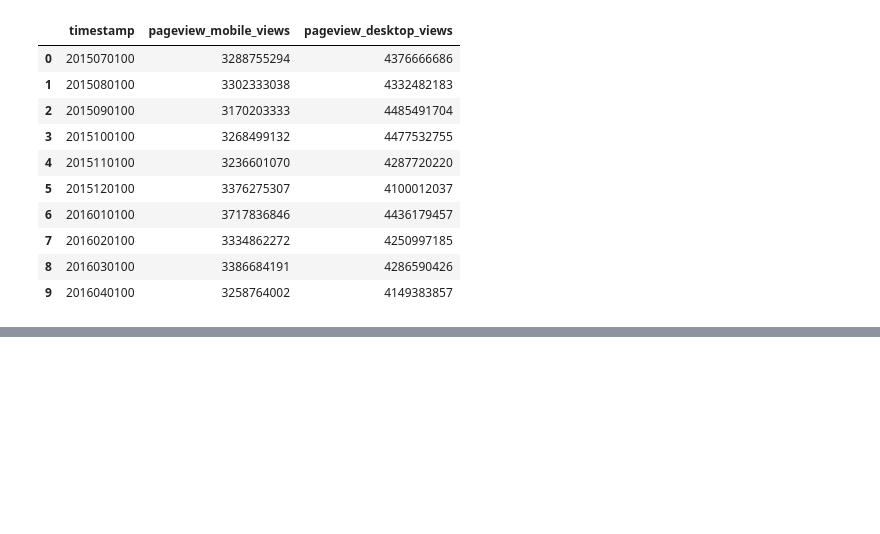
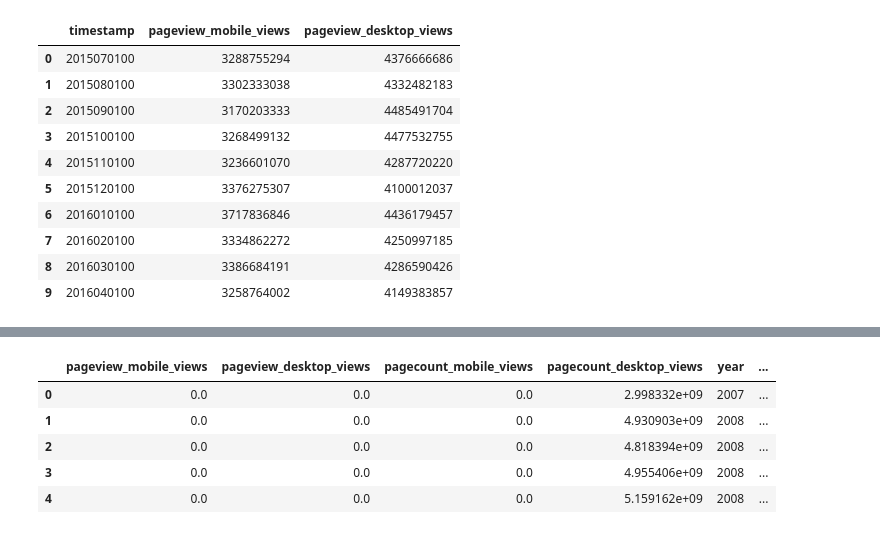
Before and after one commit to lheintz/data-512-a1, a Jupyter notebook: hcds-a1-data-curation.ipynb, the cells around one changed output, grey strips where cells are left out. Cells and saved outputs as stored; diff of their text form; code cells hidden in the pictures; blank space fills up the shorter version.

```diff
--- a/hcds-a1-data-curation.ipynb
+++ b/hcds-a1-data-curation.ipynb
@@ -283,0 +435,10 @@ pv_df.head(10)
+# %%
+df_all = df_all.fillna(0)
+df_all.head(5)
+# %% [output]
+|  | pageview_mobile_views | pageview_desktop_views | pagecount_mobile_views | pagecount_desktop_views | year | ... |
+| 0 | 0.0 | 0.0 | 0.0 | 2.998332e+09 | 2007 | ... |
+| 1 | 0.0 | 0.0 | 0.0 | 4.930903e+09 | 2008 | ... |
+| 2 | 0.0 | 0.0 | 0.0 | 4.818394e+09 | 2008 | ... |
+| 3 | 0.0 | 0.0 | 0.0 | 4.955406e+09 | 2008 | ... |
+| 4 | 0.0 | 0.0 | 0.0 | 5.159162e+09 | 2008 | ... |
```
Also changed, not shown: parts of 31 cells of this notebook, 1 other file.
